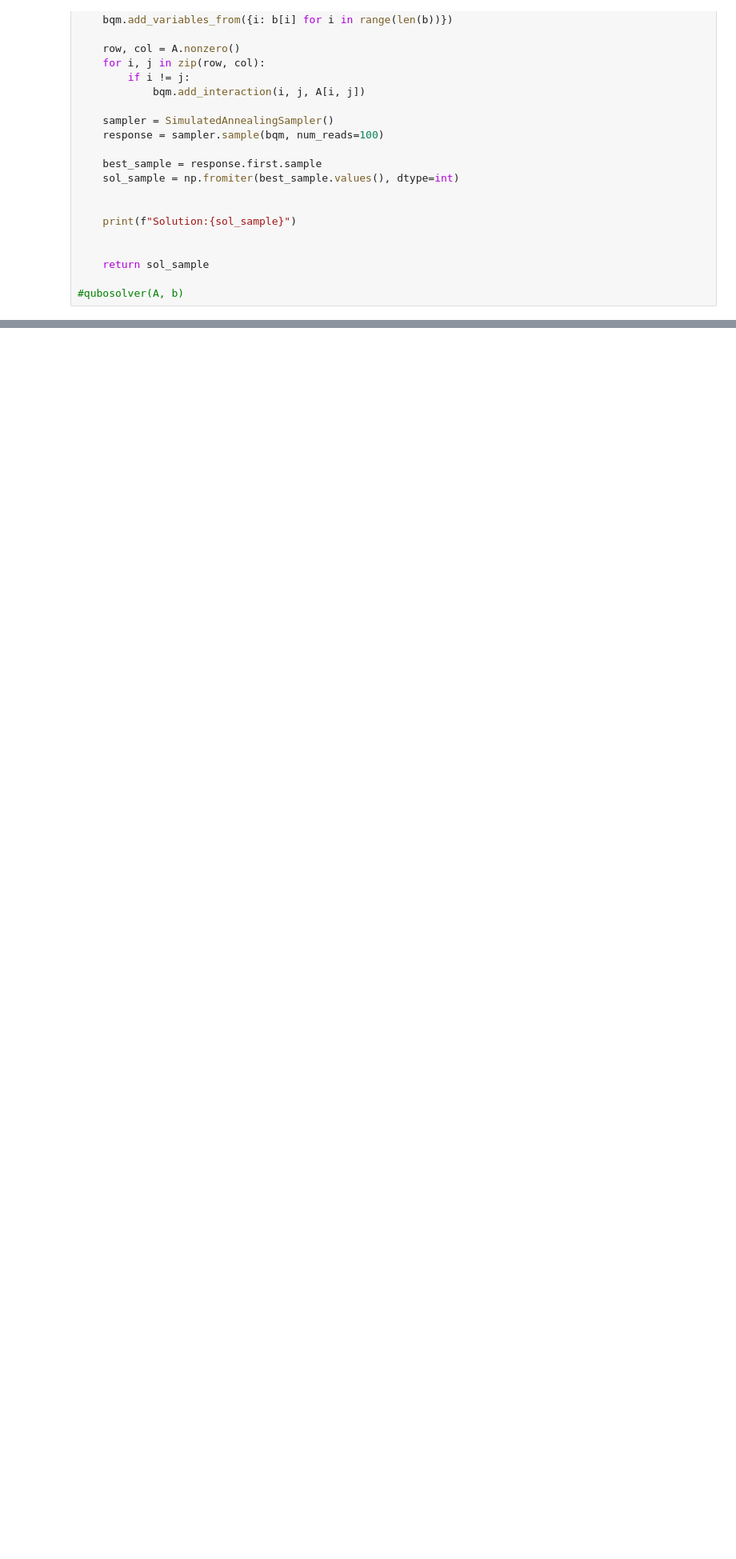
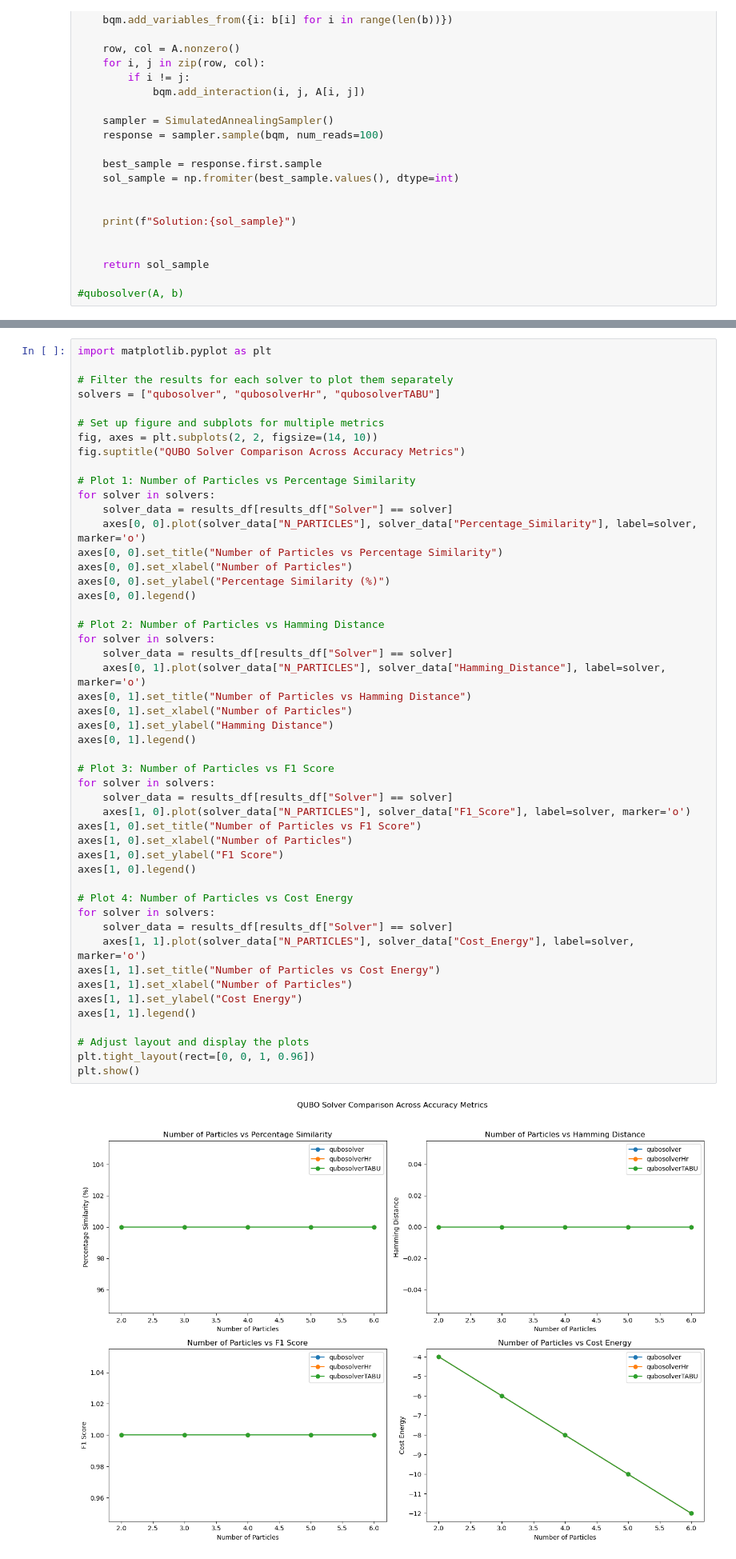
Before and after one commit to vitahehe/quantum-ocean-sdk, a Jupyter notebook: THEworkingstuffTESTINGSOLUTIONS.ipynb, the cells around one changed output, grey strips where cells are left out. Shown: that part at 80% size. Drawn from its saved outputs; the diff is of its cells as text; blank space fills up the shorter version.

```diff
--- a/THEworkingstuffTESTINGSOLUTIONS.ipynb
+++ b/THEworkingstuffTESTINGSOLUTIONS.ipynb
@@ -614,3 +344,54 @@ IndentationError: unexpected indent (318726933.py, line 57)
+# %%
+import matplotlib.pyplot as plt
+
+# Filter the results for each solver to plot them separately
+solvers = ["qubosolver", "qubosolverHr", "qubosolverTABU"]
+
+# Set up figure and subplots for multiple metrics
+fig, axes = plt.subplots(2, 2, figsize=(14, 10))
+fig.suptitle("QUBO Solver Comparison Across Accuracy Metrics")
+
+# Plot 1: Number of Particles vs Percentage Similarity
+for solver in solvers:
+    solver_data = results_df[results_df["Solver"] == solver]
+    axes[0, 0].plot(solver_data["N_PARTICLES"], solver_data["Percentage_Similarity"], label=solver, marker='o')
+axes[0, 0].set_title("Number of Particles vs Percentage Similarity")
+axes[0, 0].set_xlabel("Number of Particles")
+axes[0, 0].set_ylabel("Percentage Similarity (%)")
+axes[0, 0].legend()
+
+# Plot 2: Number of Particles vs Hamming Distance
+for solver in solvers:
+    solver_data = results_df[results_df["Solver"] == solver]
+    axes[0, 1].plot(solver_data["N_PARTICLES"], solver_data["Hamming_Distance"], label=solver, marker='o')
+axes[0, 1].set_title("Number of Particles vs Hamming Distance")
+axes[0, 1].set_xlabel("Number of Particles")
+axes[0, 1].set_ylabel("Hamming Distance")
+axes[0, 1].legend()
+
+# Plot 3: Number of Particles vs F1 Score
+for solver in solvers:
+    solver_data = results_df[results_df["Solver"] == solver]
+    axes[1, 0].plot(solver_data["N_PARTICLES"], solver_data["F1_Score"], label=solver, marker='o')
+axes[1, 0].set_title("Number of Particles vs F1 Score")
+axes[1, 0].set_xlabel("Number of Particles")
+axes[1, 0].set_ylabel("F1 Score")
+axes[1, 0].legend()
+
+# Plot 4: Number of Particles vs Cost Energy
+for solver in solvers:
+    solver_data = results_df[results_df["Solver"] == solver]
+    axes[1, 1].plot(solver_data["N_PARTICLES"], solver_data["Cost_Energy"], label=solver, marker='o')
+axes[1, 1].set_title("Number of Particles vs Cost Energy")
+axes[1, 1].set_xlabel("Number of Particles")
+axes[1, 1].set_ylabel("Cost Energy")
+axes[1, 1].legend()
+
+# Adjust layout and display the plots
+plt.tight_layout(rect=[0, 0, 1, 0.96])
+plt.show()
+# %% [output]
+[figure, added]
 # %%
 from itertools import product
 from scipy.sparse import csc_matrix
```
Also changed, not shown: parts of 10 cells of this notebook, 3 other files.
